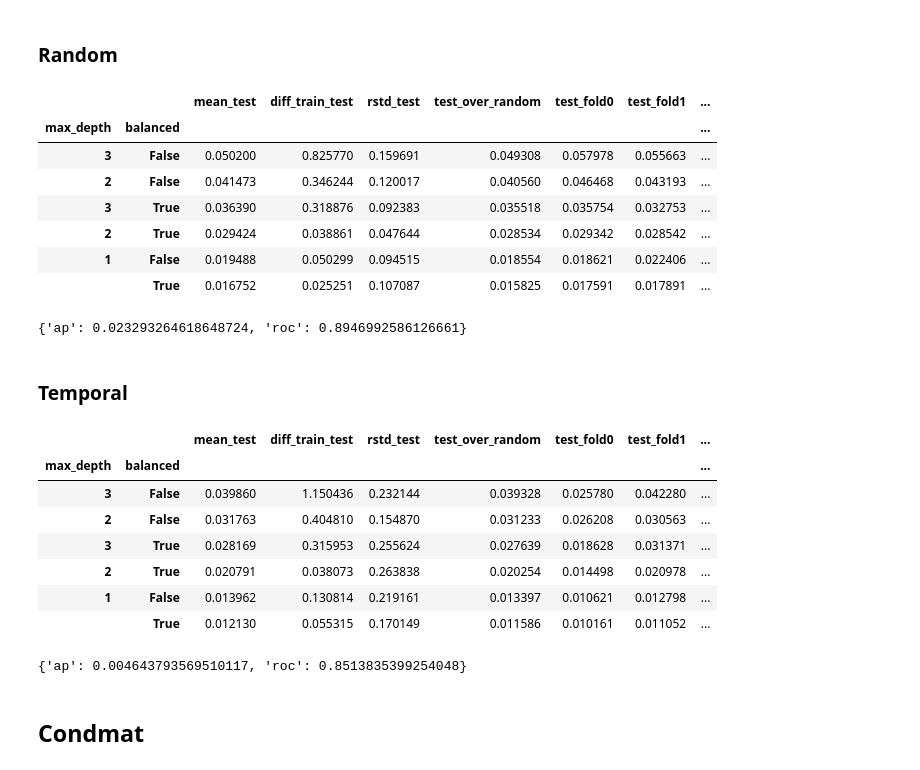
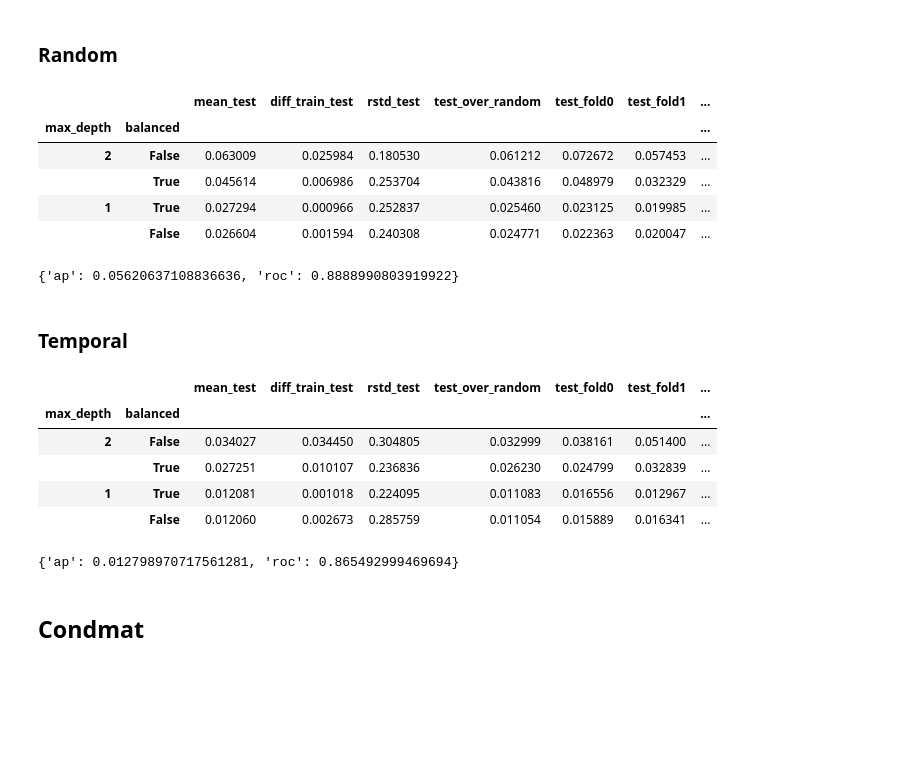
Before and after one commit to gerritjandebruin/CN2020, a Jupyter notebook: results-exp1.ipynb, the cells around one changed output. Drawn from its saved outputs; the diff is of its cells as text; code cells hidden in the pictures; blank space fills up the shorter version.

```diff
--- a/results-exp1.ipynb
+++ b/results-exp1.ipynb
@@ -76,48 +14,44 @@ results[dataset] = dict()
 # %% [markdown]
 ### Random
 # %%
-random = gridsearch(pd.read_pickle(f'datasets/{dataset}/random/2/features.pkl'))
+random = gridsearch(pd.read_pickle(f'exp1/{dataset}/random/features.pkl'))
 random[['mean_test', 'diff_train_test', 'rstd_test', 'test_over_random', 'test_fold0', 'test_fold1', 'test_fold2', 'test_fold3', 'test_fold4']]
 # %% [output]
 |  |  | mean_test | diff_train_test | rstd_test | test_over_random | test_fold0 | test_fold1 | ... |
 | max_depth | balanced |  |  |  |  |  |  | ... |
-| 3 | False | 0.050200 | 0.825770 | 0.159691 | 0.049308 | 0.057978 | 0.055663 | ... |
-| 2 | False | 0.041473 | 0.346244 | 0.120017 | 0.040560 | 0.046468 | 0.043193 | ... |
-| 3 | True | 0.036390 | 0.318876 | 0.092383 | 0.035518 | 0.035754 | 0.032753 | ... |
-| 2 | True | 0.029424 | 0.038861 | 0.047644 | 0.028534 | 0.029342 | 0.028542 | ... |
-| 1 | False | 0.019488 | 0.050299 | 0.094515 | 0.018554 | 0.018621 | 0.022406 | ... |
-|  | True | 0.016752 | 0.025251 | 0.107087 | 0.015825 | 0.017591 | 0.017891 | ... |
+| 2 | False | 0.063009 | 0.025984 | 0.180530 | 0.061212 | 0.072672 | 0.057453 | ... |
+|  | True | 0.045614 | 0.006986 | 0.253704 | 0.043816 | 0.048979 | 0.032329 | ... |
+| 1 | True | 0.027294 | 0.000966 | 0.252837 | 0.025460 | 0.023125 | 0.019985 | ... |
+|  | False | 0.026604 | 0.001594 | 0.240308 | 0.024771 | 0.022363 | 0.020047 | ... |
 # %%
 chosen_hp[dataset]['random'] = dict(max_depth=2, balanced=True)
 
-results[dataset]['random'] = report_performance(pd.read_pickle(f'datasets/{dataset}/random/2/features.pkl'), **chosen_hp[dataset]['random'])
+results[dataset]['random'] = report_performance(pd.read_pickle(f'exp1/{dataset}/random/features.pkl'), **chosen_hp[dataset]['random'])
 print(results[dataset]['random'])
 # %% [output]
-{'ap': 0.023293264618648724, 'roc': 0.8946992586126661}
+{'ap': 0.05620637108836636, 'roc': 0.8888990803919922}
 # %% [markdown]
 ### Temporal
 # %%
-temporal = gridsearch(pd.read_pickle(f'datasets/{dataset}/temporal/train/2/features.pkl'))
+temporal = gridsearch(pd.read_pickle(f'exp1/{dataset}/train/features.pkl'))
 temporal[['mean_test', 'diff_train_test', 'rstd_test', 'test_over_random', 'test_fold0', 'test_fold1', 'test_fold2', 'test_fold3', 'test_fold4']]
 # %% [output]
 |  |  | mean_test | diff_train_test | rstd_test | test_over_random | test_fold0 | test_fold1 | ... |
 | max_depth | balanced |  |  |  |  |  |  | ... |
-| 3 | False | 0.039860 | 1.150436 | 0.232144 | 0.039328 | 0.025780 | 0.042280 | ... |
-| 2 | False | 0.031763 | 0.404810 | 0.154870 | 0.031233 | 0.026208 | 0.030563 | ... |
-| 3 | True | 0.028169 | 0.315953 | 0.255624 | 0.027639 | 0.018628 | 0.031371 | ... |
-| 2 | True | 0.020791 | 0.038073 | 0.263838 | 0.020254 | 0.014498 | 0.020978 | ... |
-| 1 | False | 0.013962 | 0.130814 | 0.219161 | 0.013397 | 0.010621 | 0.012798 | ... |
-|  | True | 0.012130 | 0.055315 | 0.170149 | 0.011586 | 0.010161 | 0.011052 | ... |
+| 2 | False | 0.034027 | 0.034450 | 0.304805 | 0.032999 | 0.038161 | 0.051400 | ... |
+|  | True | 0.027251 | 0.010107 | 0.236836 | 0.026230 | 0.024799 | 0.032839 | ... |
+| 1 | True | 0.012081 | 0.001018 | 0.224095 | 0.011083 | 0.016556 | 0.012967 | ... |
+|  | False | 0.012060 | 0.002673 | 0.285759 | 0.011054 | 0.015889 | 0.016341 | ... |
 # %%
 chosen_hp[dataset]['temporal'] = dict(max_depth=2, balanced=True)
 results[dataset]['temporal'] = report_performance(
-  df_train=pd.read_pickle(f'datasets/{dataset}/temporal/train/2/features.pkl'),
-  df_test=pd.read_pickle(f'datasets/{dataset}/temporal/test/2/features.pkl'),
+  df_train=pd.read_pickle(f'exp1/{dataset}/train/features.pkl'),
+  df_test=pd.read_pickle(f'exp1/{dataset}/test/features.pkl'),
   **chosen_hp[dataset]['temporal']
 )
 print(results[dataset]['temporal'])
 # %% [output]
-{'ap': 0.004643793569510117, 'roc': 0.8513835399254048}
+{'ap': 0.012798970717561281, 'roc': 0.865492999469694}
 # %% [markdown]
 ## Condmat
 # %%
```
Also changed, not shown: parts of 26 cells of this notebook, 5 other files.
